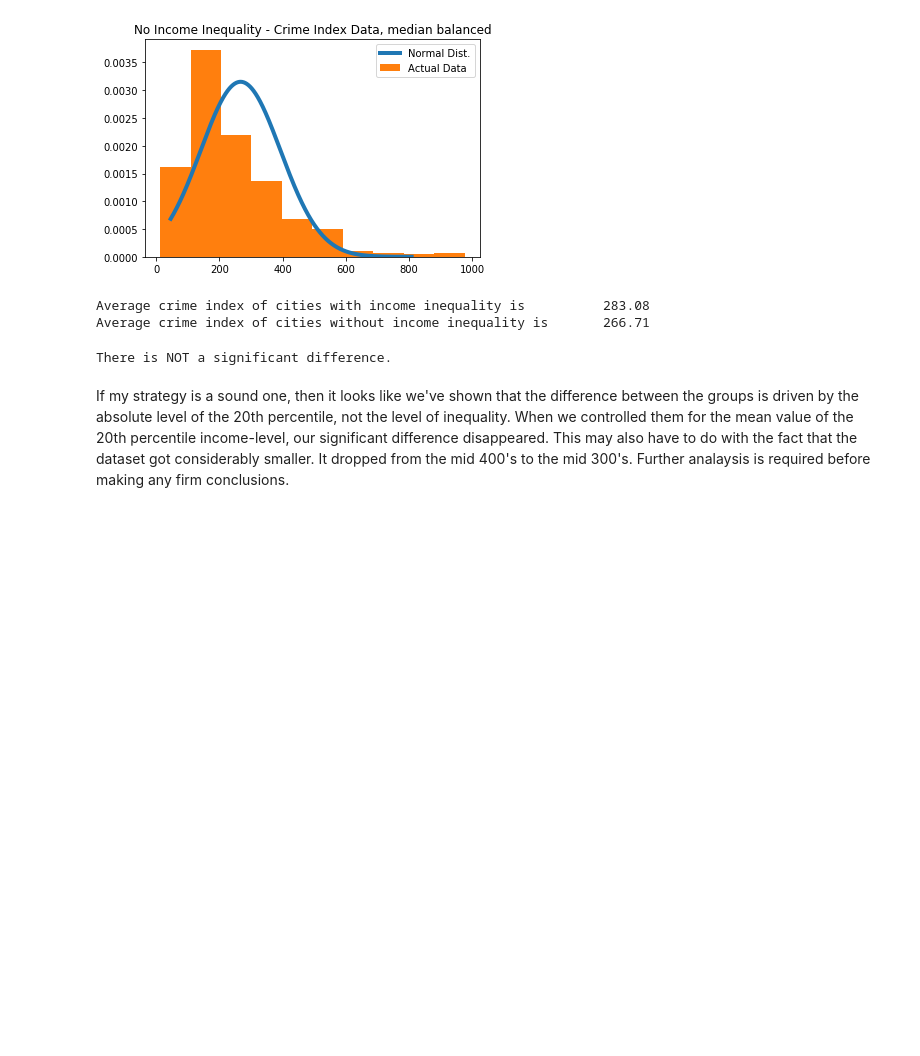
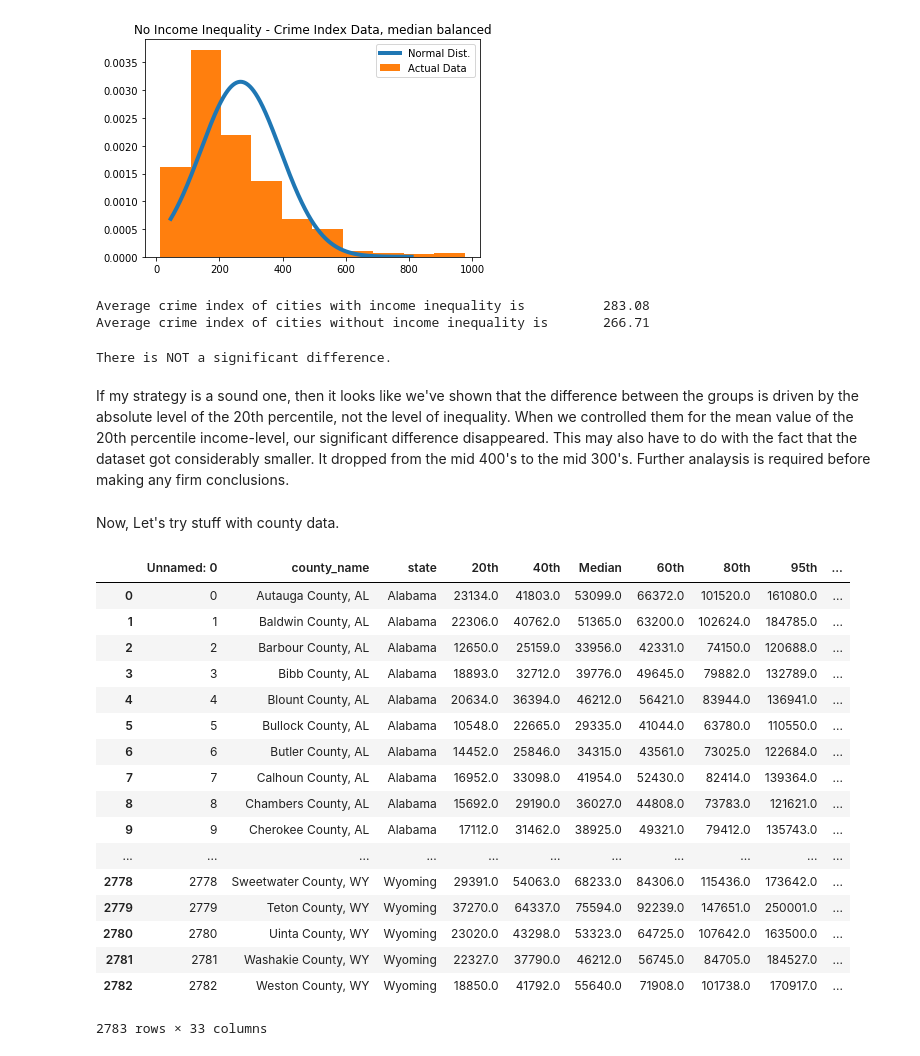
Before and after one commit to ewinterstorm/cogs108_finalproject, a Jupyter notebook: Analysis.ipynb, the cells around one changed output. Cells and saved outputs as stored; diff of their text form; code cells hidden in the pictures; blank space fills up the shorter version.

```diff
--- a/Analysis.ipynb
+++ b/Analysis.ipynb
@@ -664,3 +717,28 @@ else:
 There is NOT a significant difference.
 # %% [markdown]
 If my strategy is a sound one, then it looks like we've shown that the difference between the groups is driven by the absolute level of the 20th percentile, not the level of inequality. When we controlled them for the mean value of the 20th percentile income-level, our significant difference disappeared. This may also have to do with the fact that the dataset got considerably smaller. It dropped from the mid 400's to the mid 300's. Further analaysis is required before making any firm conclusions.
+# %% [markdown]
+Now, Let's try stuff with county data.
+# %%
+# Import csv with crime and income data
+crime_income_df = pd.read_csv('income_county_crime.csv')
+crime_income_df
+# %% [output]
+|  | Unnamed: 0 | county_name | state | 20th | 40th | Median | 60th | 80th | 95th | ... |
+| 0 | 0 | Autauga County, AL | Alabama | 23134.0 | 41803.0 | 53099.0 | 66372.0 | 101520.0 | 161080.0 | ... |
+| 1 | 1 | Baldwin County, AL | Alabama | 22306.0 | 40762.0 | 51365.0 | 63200.0 | 102624.0 | 184785.0 | ... |
+| 2 | 2 | Barbour County, AL | Alabama | 12650.0 | 25159.0 | 33956.0 | 42331.0 | 74150.0 | 120688.0 | ... |
+| 3 | 3 | Bibb County, AL | Alabama | 18893.0 | 32712.0 | 39776.0 | 49645.0 | 79882.0 | 132789.0 | ... |
+| 4 | 4 | Blount County, AL | Alabama | 20634.0 | 36394.0 | 46212.0 | 56421.0 | 83944.0 | 136941.0 | ... |
+| 5 | 5 | Bullock County, AL | Alabama | 10548.0 | 22665.0 | 29335.0 | 41044.0 | 63780.0 | 110550.0 | ... |
+| 6 | 6 | Butler County, AL | Alabama | 14452.0 | 25846.0 | 34315.0 | 43561.0 | 73025.0 | 122684.0 | ... |
+| 7 | 7 | Calhoun County, AL | Alabama | 16952.0 | 33098.0 | 41954.0 | 52430.0 | 82414.0 | 139364.0 | ... |
+| 8 | 8 | Chambers County, AL | Alabama | 15692.0 | 29190.0 | 36027.0 | 44808.0 | 73783.0 | 121621.0 | ... |
+| 9 | 9 | Cherokee County, AL | Alabama | 17112.0 | 31462.0 | 38925.0 | 49321.0 | 79412.0 | 135743.0 | ... |
+| ... | ... | ... | ... | ... | ... | ... | ... | ... | ... | ... |
+| 2778 | 2778 | Sweetwater County, WY | Wyoming | 29391.0 | 54063.0 | 68233.0 | 84306.0 | 115436.0 | 173642.0 | ... |
+| 2779 | 2779 | Teton County, WY | Wyoming | 37270.0 | 64337.0 | 75594.0 | 92239.0 | 147651.0 | 250001.0 | ... |
+| 2780 | 2780 | Uinta County, WY | Wyoming | 23020.0 | 43298.0 | 53323.0 | 64725.0 | 107642.0 | 163500.0 | ... |
+| 2781 | 2781 | Washakie County, WY | Wyoming | 22327.0 | 37790.0 | 46212.0 | 56745.0 | 84705.0 | 184527.0 | ... |
+| 2782 | 2782 | Weston County, WY | Wyoming | 18850.0 | 41792.0 | 55640.0 | 71908.0 | 101738.0 | 170917.0 | ... |
+2783 rows × 33 columns
```
Also changed, not shown: parts of 27 cells of this notebook.
